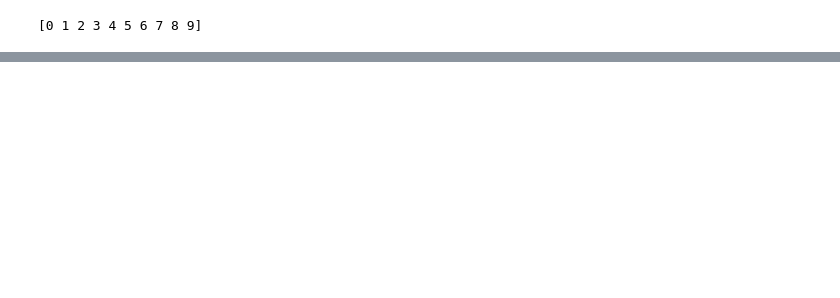
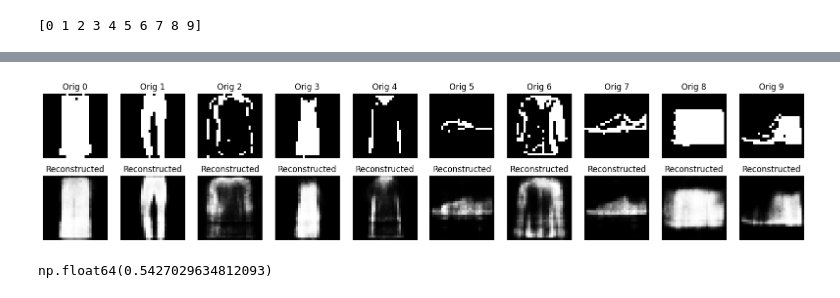
Before and after one commit to mwardynski/machine-learning, a Jupyter notebook: lab7/lab7_3.ipynb, the cells around one changed output, grey strips where cells are left out. Cells and saved outputs as stored; diff of their text form; code cells hidden in the pictures; blank space fills up the shorter version.

```diff
--- a/lab7/lab7_3.ipynb
+++ b/lab7/lab7_3.ipynb
@@ -223,0 +246,4 @@ np.float64(0.5515226733234746)
+# %%
+rbm = RBM(visible_dim=visible_dim, hidden_dim=256)
+dataset = append_ones(X_train)
+rbm.fit(dataset, epochs=100)
@@ -223,0 +268,7 @@ np.float64(0.5515226733234746)
+# %%
+better_reconstructed_all_cats_reps = rbm.reconstruct(all_cats_reps)
+plot_reconstruction(all_cats_reps[:, :-1], better_reconstructed_all_cats_reps)
+compute_ssim(all_cats_reps[:, :-1], better_reconstructed_all_cats_reps)
+# %% [output]
+[figure, added]
+np.float64(0.5427029634812093)
```
Also changed, not shown: parts of 11 cells of this notebook, 2 other files.
